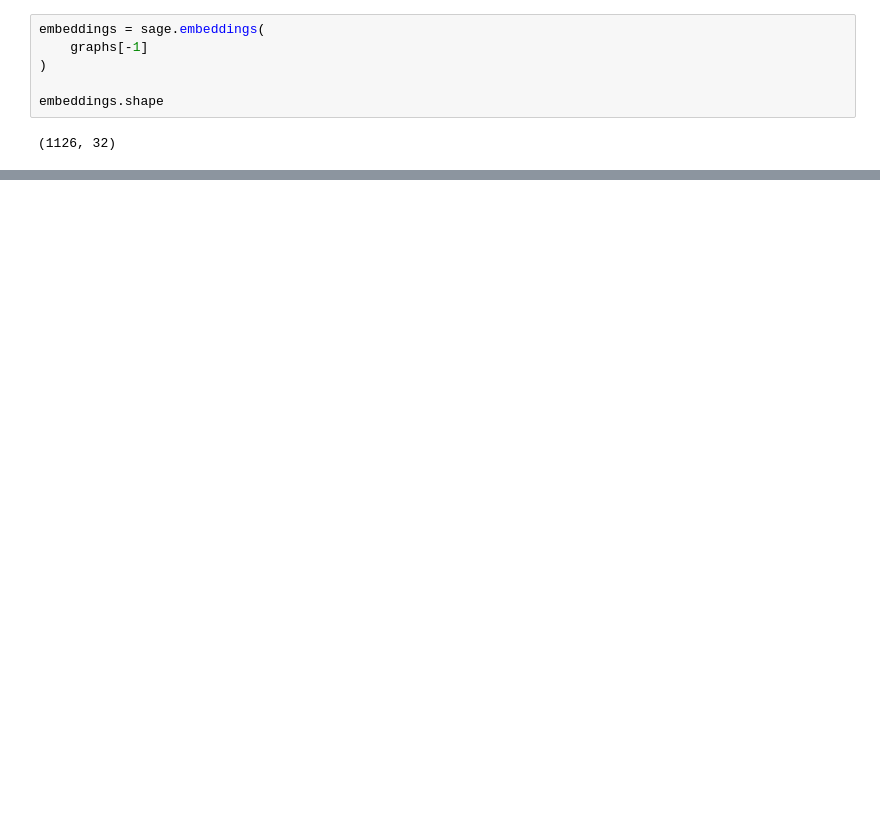
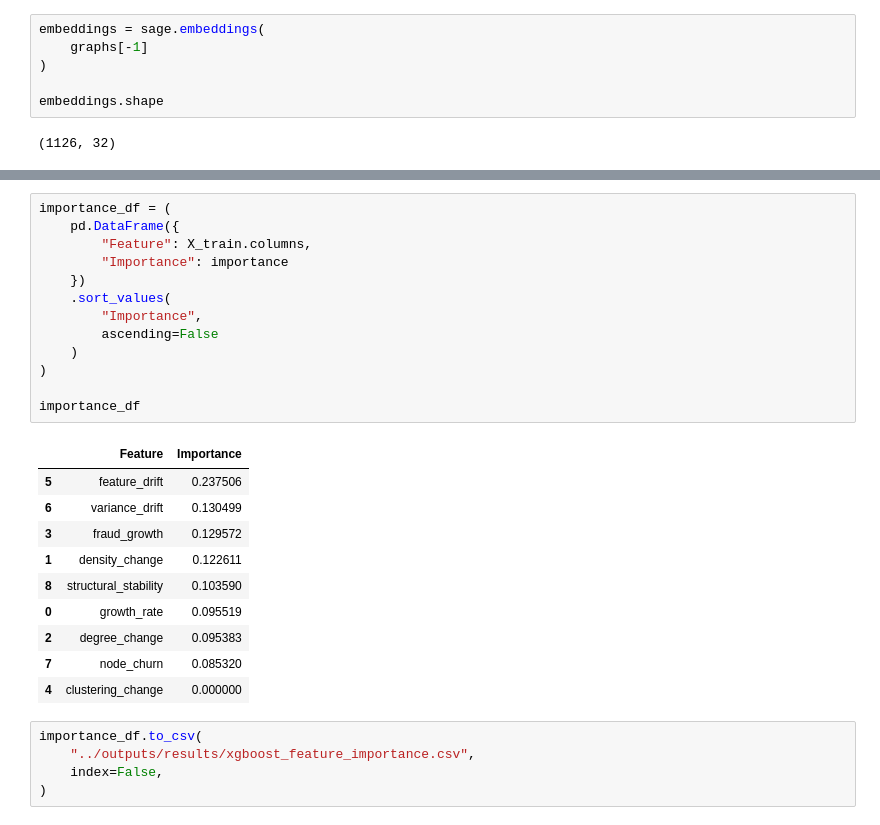
Before and after one commit to riaxoxo17/EvoFinGraph, a Jupyter notebook: notebooks/04_models.ipynb, the cells around one changed output, grey strips where cells are left out. Saved outputs shown, nothing was run; the diff lists cells and outputs as text; blank space fills up the shorter version.

Commit message:
results and images are updated

```diff
--- a/notebooks/04_models.ipynb
+++ b/notebooks/04_models.ipynb
@@ -668,0 +926,29 @@ embeddings.shape
+# %%
+importance_df = (
+    pd.DataFrame({
+        "Feature": X_train.columns,
+        "Importance": importance
+    })
+    .sort_values(
+        "Importance",
+        ascending=False
+    )
+)
+
+importance_df
+# %% [output]
+|  | Feature | Importance |
+| 5 | feature_drift | 0.237506 |
+| 6 | variance_drift | 0.130499 |
+| 3 | fraud_growth | 0.129572 |
+| 1 | density_change | 0.122611 |
+| 8 | structural_stability | 0.103590 |
+| 0 | growth_rate | 0.095519 |
+| 2 | degree_change | 0.095383 |
+| 7 | node_churn | 0.085320 |
+| 4 | clustering_change | 0.000000 |
+# %%
+importance_df.to_csv(
+    "../outputs/results/xgboost_feature_importance.csv",
+    index=False,
+)
```
Also changed, not shown: parts of 30 cells of this notebook, 16 other files.
